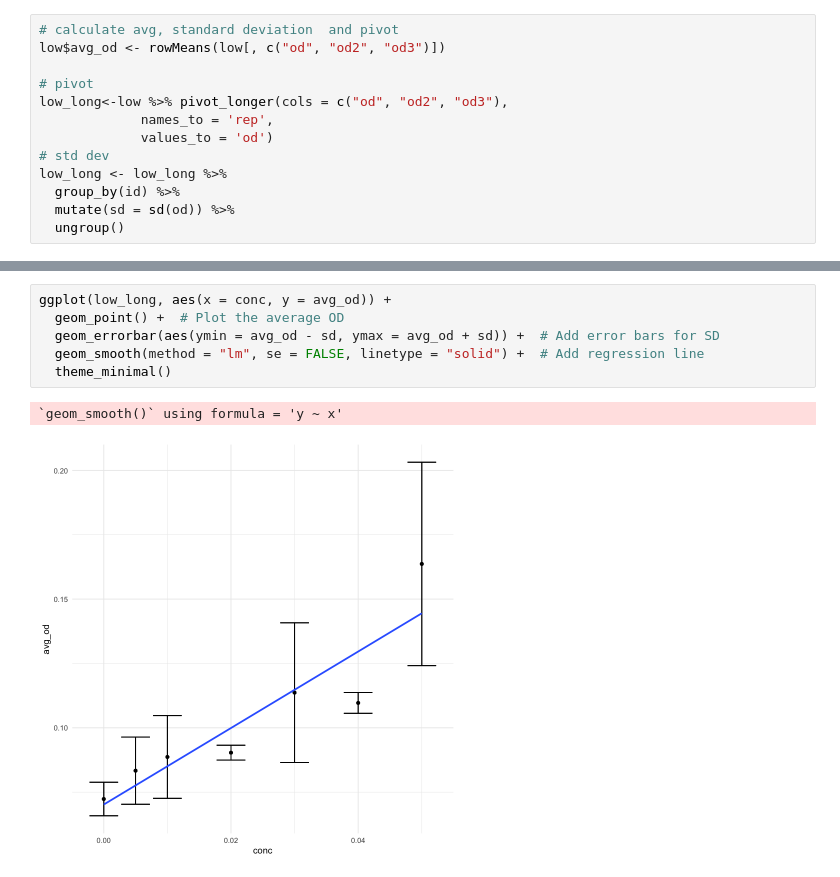
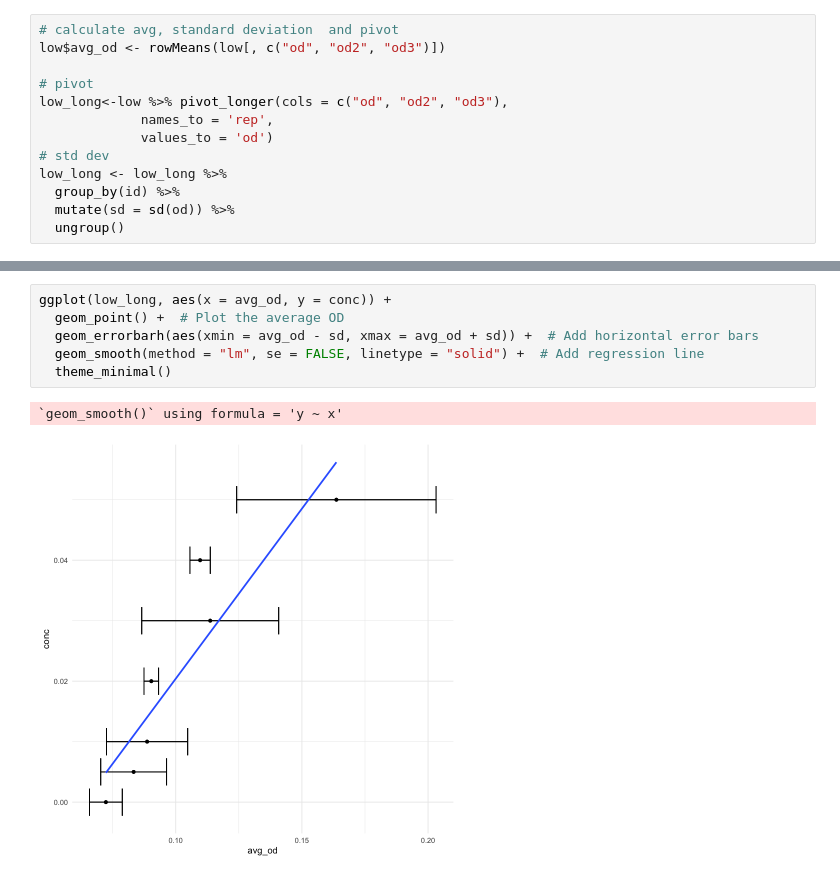
Before and after one commit to brookewicz/LabNotebook, a Jupyter notebook: Nutrients/no3_calc.ipynb, the cells around one changed output, grey strips where cells are left out. Saved outputs shown, nothing was run; the diff lists cells and outputs as text.

```diff
--- a/Nutrients/no3_calc.ipynb
+++ b/Nutrients/no3_calc.ipynb
@@ -366,9 +341,9 @@ colour.
 # %%
-ggplot(low_long, aes(x = conc, y = avg_od)) +
+ggplot(low_long, aes(x = avg_od, y = conc)) +
   geom_point() +  # Plot the average OD
-  geom_errorbar(aes(ymin = avg_od - sd, ymax = avg_od + sd)) +  # Add error bars for SD
+  geom_errorbarh(aes(xmin = avg_od - sd, xmax = avg_od + sd)) +  # Add horizontal error bars
   geom_smooth(method = "lm", se = FALSE, linetype = "solid") +  # Add regression line
   theme_minimal()
 # %% [output]
 `geom_smooth()` using formula = 'y ~ x'
-[figure, old version]
+[figure, new version]
```
Also changed, not shown: parts of 27 cells of this notebook, 2 other files.
